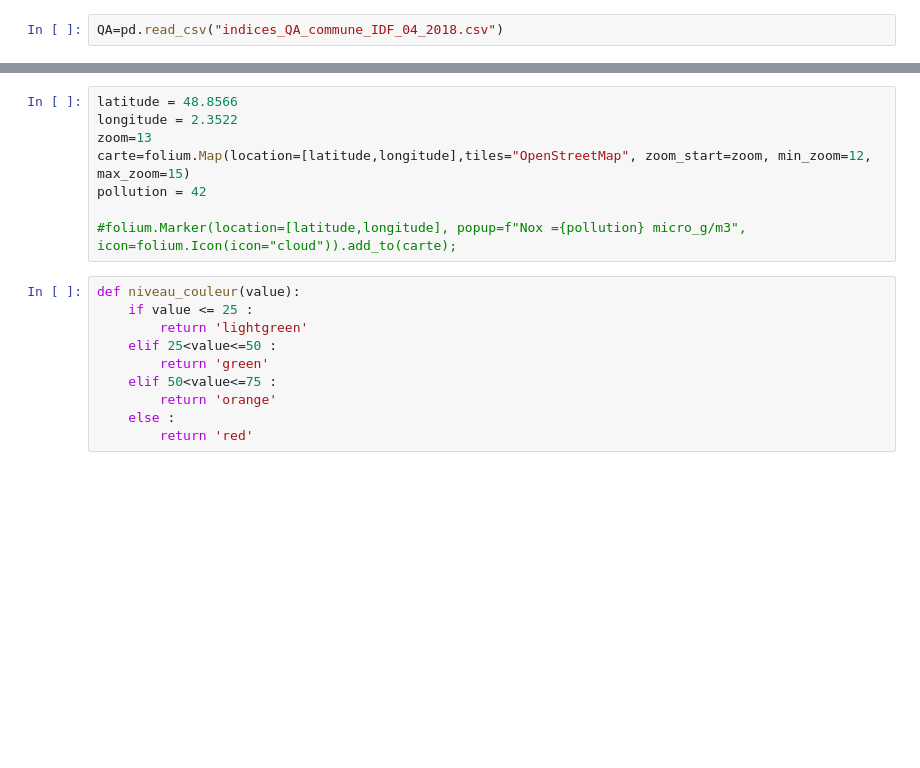
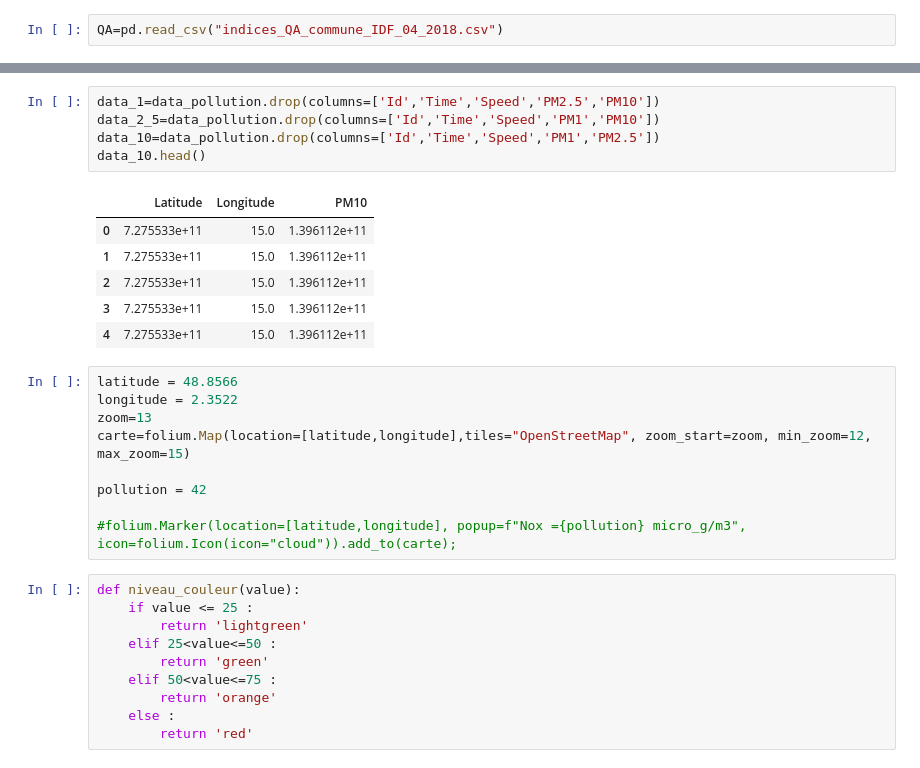
Before and after one commit to Arthur-Barre/Hackathon_V-lo_capteur, a Jupyter notebook: Milan.ipynb, the cells around one changed output, grey strips where cells are left out. Saved outputs shown, nothing was run; the diff lists cells and outputs as text; blank space fills up the shorter version.

```diff
--- a/Milan.ipynb
+++ b/Milan.ipynb
@@ -41,8 +41,21 @@ test.head()
+# %%
+data_1=data_pollution.drop(columns=['Id','Time','Speed','PM2.5','PM10'])
+data_2_5=data_pollution.drop(columns=['Id','Time','Speed','PM1','PM10'])
+data_10=data_pollution.drop(columns=['Id','Time','Speed','PM1','PM2.5'])
+data_10.head()
+# %% [output]
+|  | Latitude | Longitude | PM10 |
+| 0 | 7.275533e+11 | 15.0 | 1.396112e+11 |
+| 1 | 7.275533e+11 | 15.0 | 1.396112e+11 |
+| 2 | 7.275533e+11 | 15.0 | 1.396112e+11 |
+| 3 | 7.275533e+11 | 15.0 | 1.396112e+11 |
+| 4 | 7.275533e+11 | 15.0 | 1.396112e+11 |
 # %%
 latitude = 48.8566
 longitude = 2.3522
 zoom=13
 carte=folium.Map(location=[latitude,longitude],tiles="OpenStreetMap", zoom_start=zoom, min_zoom=12, max_zoom=15)
+
 pollution = 42
 
 #folium.Marker(location=[latitude,longitude], popup=f"Nox ={pollution} micro_g/m3", icon=folium.Icon(icon="cloud")).add_to(carte);
```
Also changed, not shown: parts of 5 cells of this notebook, 1 other file.
